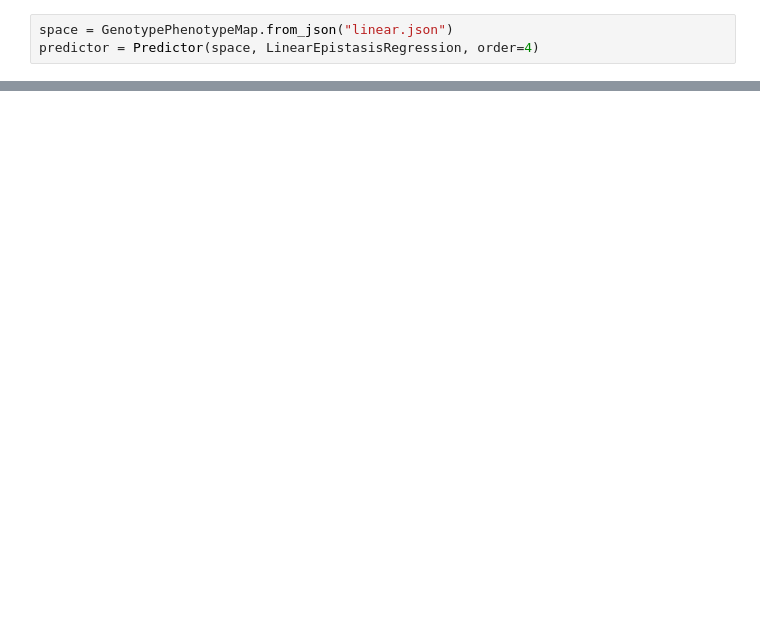
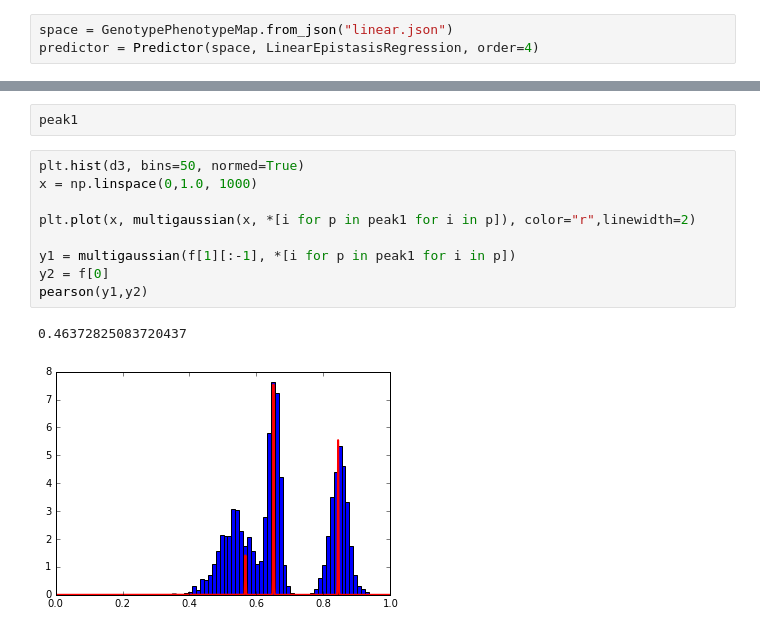
Before and after one commit to harmslab/gpseer, a Jupyter notebook: examples/Untitled.ipynb, the cells around one changed output, grey strips where cells are left out. Cells and saved outputs as stored; diff of their text form; blank space fills up the shorter version.

```diff
--- a/examples/Untitled.ipynb
+++ b/examples/Untitled.ipynb
@@ -40,0 +191,14 @@ import numpy as np
+# %%
+peak1
+# %%
+plt.hist(d3, bins=50, normed=True)
+x = np.linspace(0,1.0, 1000)
+
+plt.plot(x, multigaussian(x, *[i for p in peak1 for i in p]), color="r",linewidth=2)
+
+y1 = multigaussian(f[1][:-1], *[i for p in peak1 for i in p])
+y2 = f[0]
+pearson(y1,y2)
+# %% [output]
+0.46372825083720437
+[figure, added]
```
Also changed, not shown: parts of 17 cells of this notebook, 7 other files.
